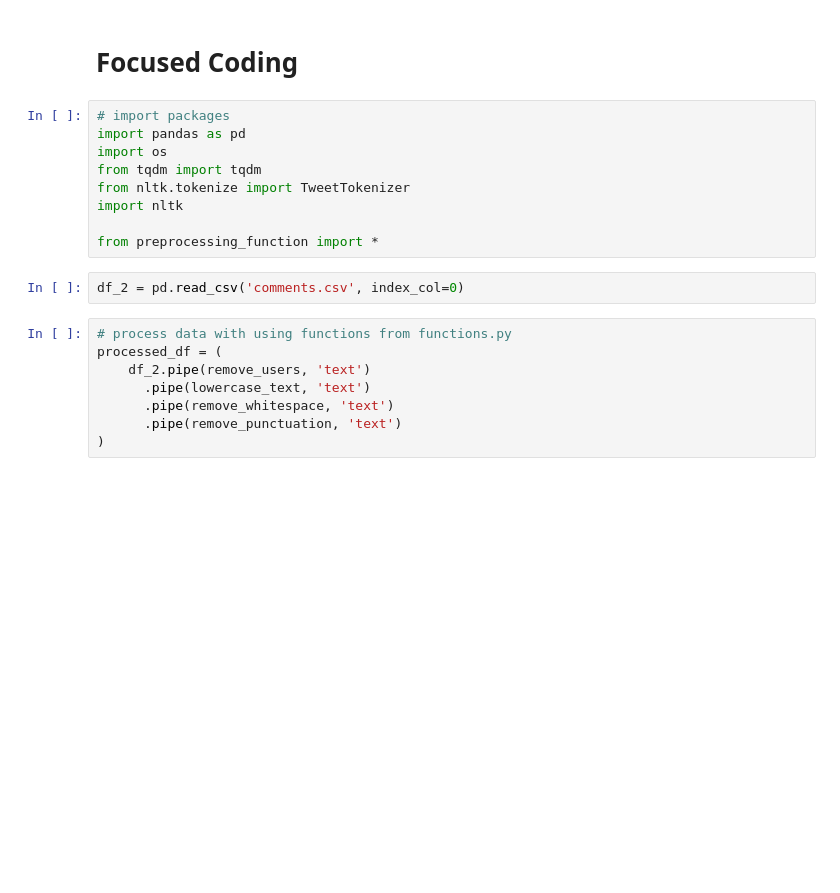
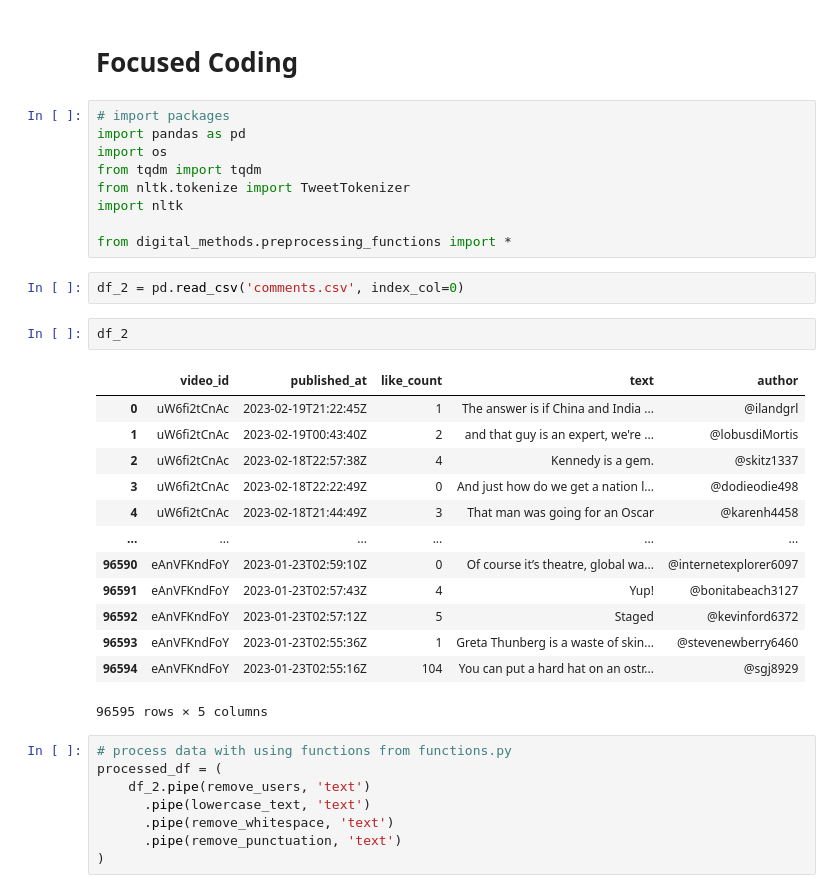
Before and after one commit to marcolax22/digital_methods, a Jupyter notebook: focused_coding.ipynb, the cells around one changed output. Saved outputs shown, nothing was run; the diff lists cells and outputs as text; blank space fills up the shorter version.

```diff
--- a/focused_coding.ipynb
+++ b/focused_coding.ipynb
@@ -8,9 +8,25 @@ from tqdm import tqdm
 from nltk.tokenize import TweetTokenizer
 import nltk
 
-from preprocessing_function import *
+from digital_methods.preprocessing_functions import *
 # %%
 df_2 = pd.read_csv('comments.csv', index_col=0)
+# %%
+df_2
+# %% [output]
+|  | video_id | published_at | like_count | text | author |
+| 0 | uW6fi2tCnAc | 2023-02-19T21:22:45Z | 1 | The answer is if China and India ... | @ilandgrl |
+| 1 | uW6fi2tCnAc | 2023-02-19T00:43:40Z | 2 | and that guy is an expert, we're ... | @lobusdiMortis |
+| 2 | uW6fi2tCnAc | 2023-02-18T22:57:38Z | 4 | Kennedy is a gem. | @skitz1337 |
+| 3 | uW6fi2tCnAc | 2023-02-18T22:22:49Z | 0 | And just how do we get a nation l... | @dodieodie498 |
+| 4 | uW6fi2tCnAc | 2023-02-18T21:44:49Z | 3 | That man was going for an Oscar | @karenh4458 |
+| ... | ... | ... | ... | ... | ... |
+| 96590 | eAnVFKndFoY | 2023-01-23T02:59:10Z | 0 | Of course it’s theatre, global wa... | @internetexplorer6097 |
+| 96591 | eAnVFKndFoY | 2023-01-23T02:57:43Z | 4 | Yup! | @bonitabeach3127 |
+| 96592 | eAnVFKndFoY | 2023-01-23T02:57:12Z | 5 | Staged | @kevinford6372 |
+| 96593 | eAnVFKndFoY | 2023-01-23T02:55:36Z | 1 | Greta Thunberg is a waste of skin... | @stevenewberry6460 |
+| 96594 | eAnVFKndFoY | 2023-01-23T02:55:16Z | 104 | You can put a hard hat on an ostr... | @sgj8929 |
+96595 rows × 5 columns
 # %%
 # process data with using functions from functions.py
 processed_df = (
```
Also changed, not shown: parts of 4 cells of this notebook, 3 other files.
